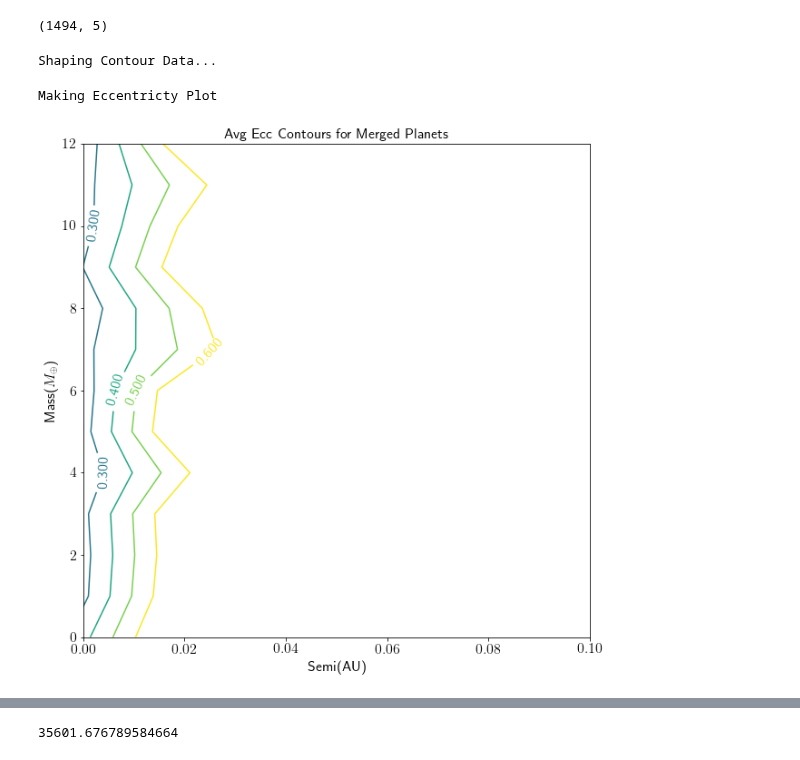
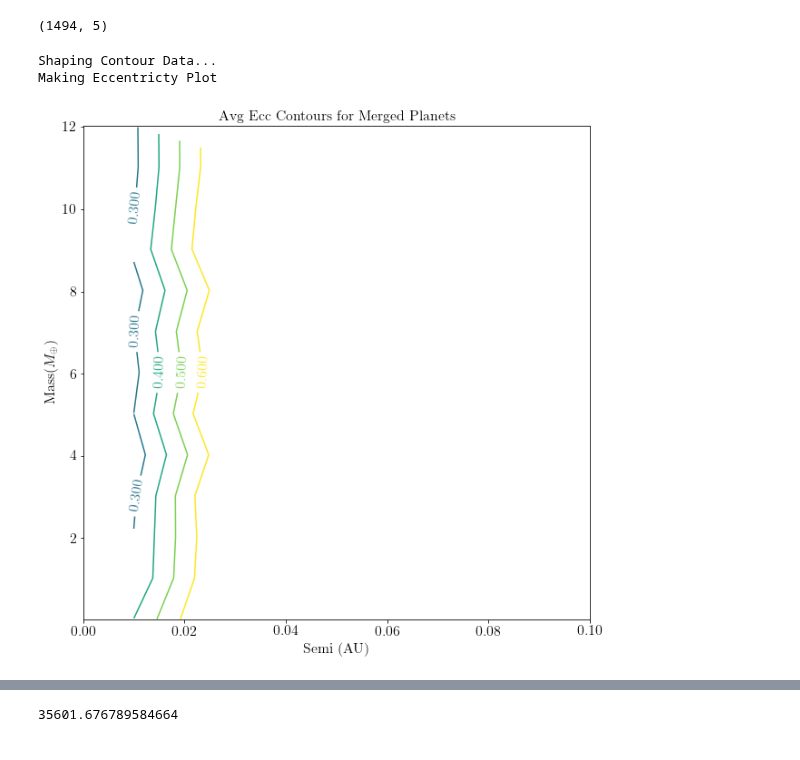
Before and after one commit to dm1681/Merging_Perts, a Jupyter notebook: Research/Merging_Perts/fig_gen.ipynb, the cells around one changed output, grey strips where cells are left out. Saved outputs shown, nothing was run; the diff lists cells and outputs as text; code cells hidden in the pictures.

```diff
--- a/Research/Merging_Perts/fig_gen.ipynb
+++ b/Research/Merging_Perts/fig_gen.ipynb
@@ -9,6 +9,12 @@ from astropy.table import QTable
 import astropy.units as u
 import astropy.constants as const
 import math
+
+plt.rc('font', family='Computer Modern')
+plt.rc('text',usetex=True)
+plt.rcParams['xtick.labelsize'] = 16
+plt.rcParams['ytick.labelsize'] = 16
+plot_dpi = 300
 # %%
 (1 * u.solMass).to(u.earthMass).value
 # %% [output]
@@ -145,15 +153,15 @@ fig.savefig('./figs/ecc_rad_dist.png');
 # %%
 # now lets plot mass
 fig,ax = plt.subplots(1,1)
-fig.set_size_inches(10,10)
+fig.set_size_inches(7,7)
 
 bins=24
 
 ax.hist(b_mass_list, bins=bins, weights=np.zeros_like(b_mass_list)+1./b_mass_list.size, histtype='step', label='b')
 ax.hist(c_mass_list, bins=bins, weights=np.zeros_like(c_mass_list)+1./c_mass_list.size, color='orange', histtype='step',label='c');
 ax.legend(loc=0)
-ax.set_xlabel("$Mass(M_{\oplus})$", fontsize=16)
+ax.set_xlabel("Mass($M_{\oplus}$)", fontsize=16)
 ax.set_ylabel("Percentage",fontsize=16)
 ax.set_title("Mass Distribution", fontsize=16)
-fig.savefig('./figs/mass_dist.png')
+fig.savefig('./figs/mass_dist.png',bbox_inches='tight', dpi=plot_dpi)
 # %% [output]
@@ -518,8 +526,13 @@ Fetching data for Eqtide runs...
 []
 (1494, 5)
 # %%
-make_contour(merged_data_eqtide[:,1:].astype(np.float64),y_binwidth=1.0,x_binwidth=0.025,xlim=(0,0.1),name='eq_only_merged')
+# x = semi; y = mass; z = ecc
+semib_eqonly = merged_data_eqtide[:,2].astype(np.float64) # x
+massb_eqonly = merged_data_eqtide[:,1].astype(np.float64) # y
+eccb_eqonly = merged_data_eqtide[:,3].astype(np.float64) # z
+#pdb.set_trace()
+eqtide_contour = make_contour(semib_eqonly,massb_eqonly,eccb_eqonly,y_binwidth=1.0,x_binwidth=0.025,xlim=(0,0.1),name='eq_only_merged')
 # %% [output]
 Shaping Contour Data...
+Making Eccentricty Plot
-Making Eccentricty Plot
-[figure, old version]
+[figure, new version]
```
Also changed, not shown: parts of 15 cells of this notebook.
